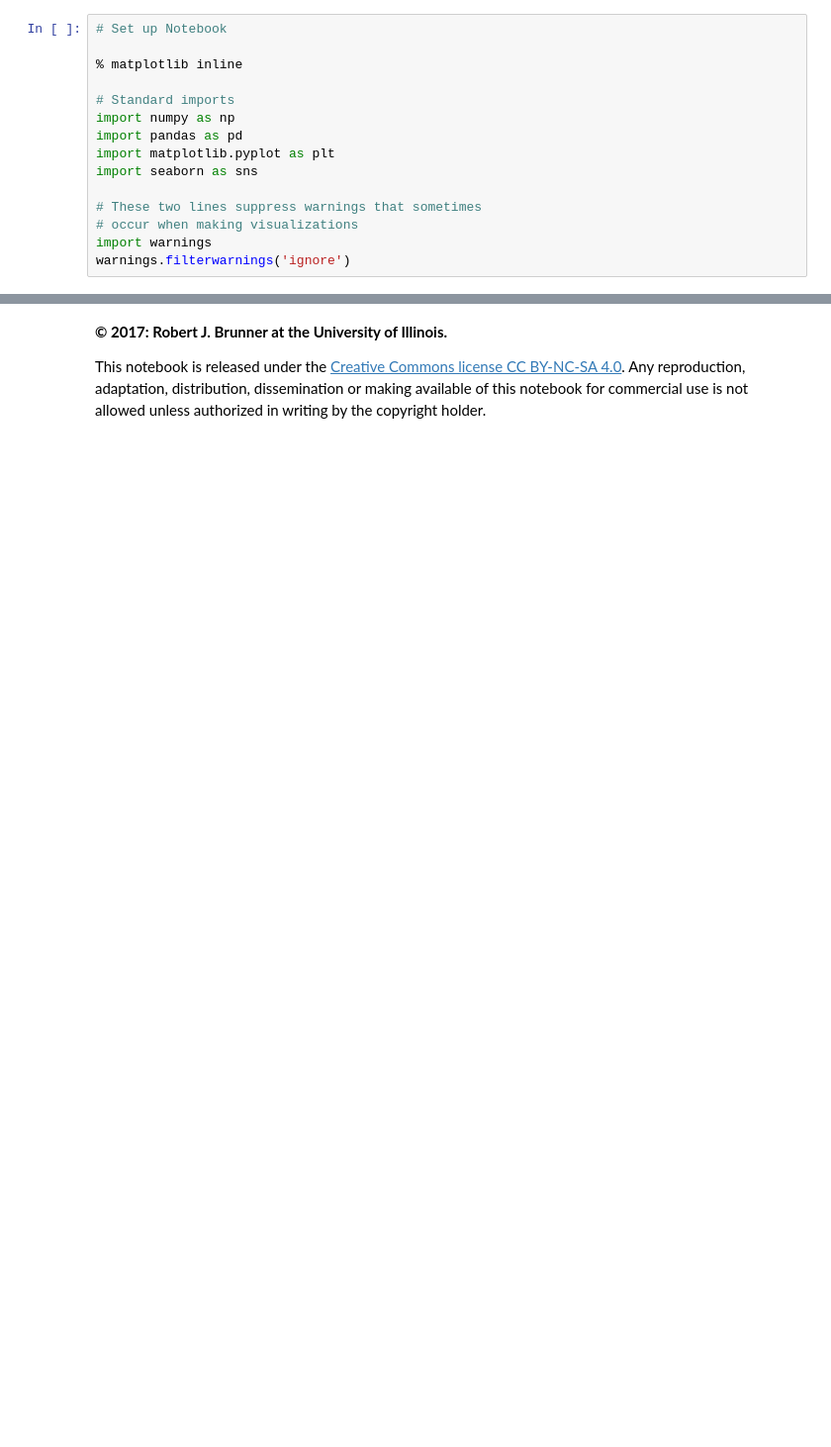
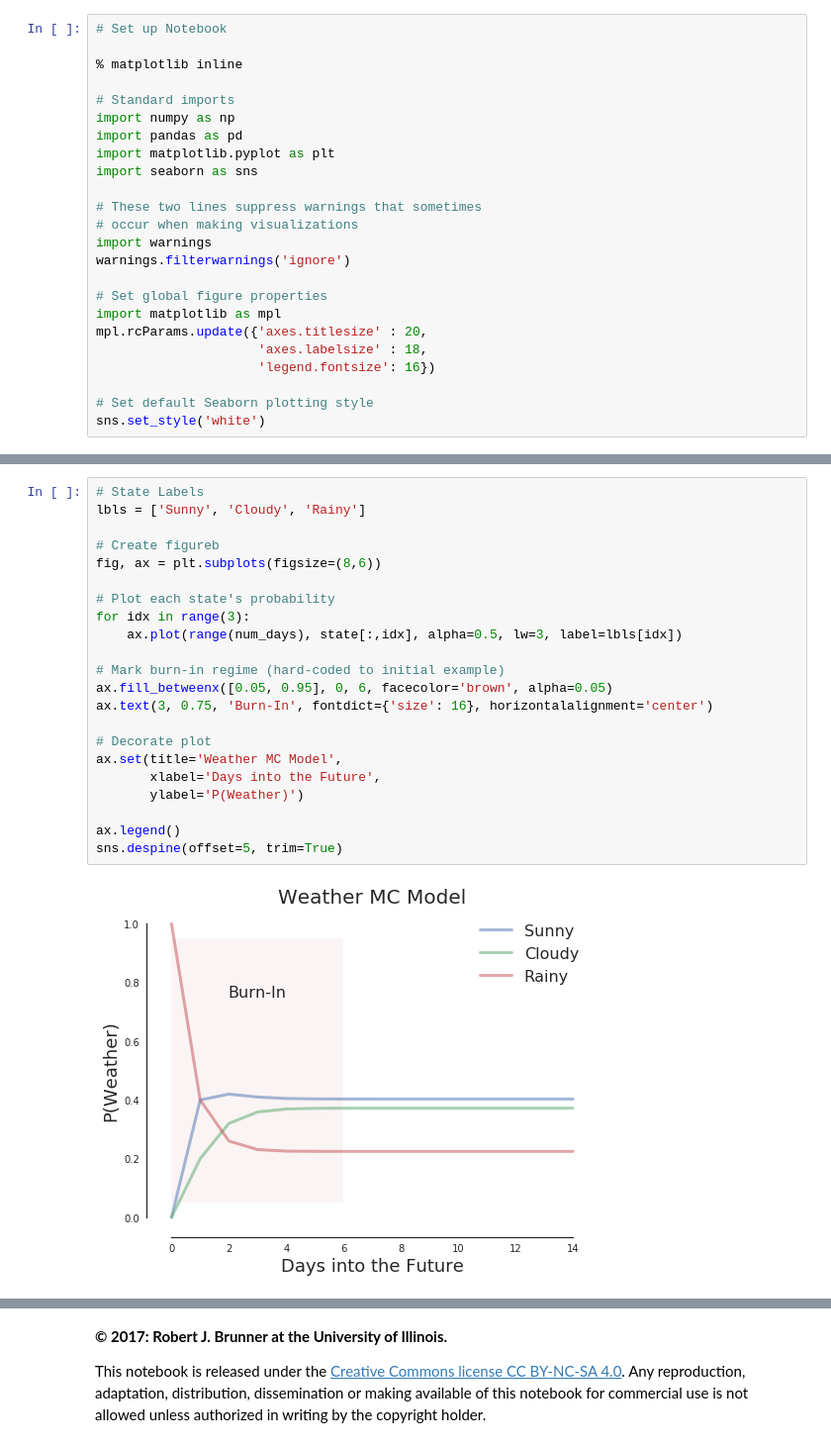
Before and after one commit to liweiweng/accy571-fa17, a Jupyter notebook: Module9/notebooks/intro2mc.ipynb, the cells around one changed output, grey strips where cells are left out. Shown at 99% size. Cells and saved outputs as stored; diff of their text form; blank space fills up the shorter version.

```diff
--- a/Module9/notebooks/intro2mc.ipynb
+++ b/Module9/notebooks/intro2mc.ipynb
@@ -36,3 +36,12 @@ import seaborn as sns
 # occur when making visualizations
 import warnings
 warnings.filterwarnings('ignore')
+
+# Set global figure properties
+import matplotlib as mpl
+mpl.rcParams.update({'axes.titlesize' : 20,
+                     'axes.labelsize' : 18,
+                     'legend.fontsize': 16})
+
+# Set default Seaborn plotting style
+sns.set_style('white')
@@ -49,0 +120,24 @@ A
+# %%
+# State Labels
+lbls = ['Sunny', 'Cloudy', 'Rainy']
+
+# Create figureb
+fig, ax = plt.subplots(figsize=(8,6))
+
+# Plot each state's probability
+for idx in range(3):
+    ax.plot(range(num_days), state[:,idx], alpha=0.5, lw=3, label=lbls[idx])
+
+# Mark burn-in regime (hard-coded to initial example)
+ax.fill_betweenx([0.05, 0.95], 0, 6, facecolor='brown', alpha=0.05)
+ax.text(3, 0.75, 'Burn-In', fontdict={'size': 16}, horizontalalignment='center')
+
+# Decorate plot
+ax.set(title='Weather MC Model',
+       xlabel='Days into the Future',
+       ylabel='P(Weather)')
+
+ax.legend()
+sns.despine(offset=5, trim=True)
+# %% [output]
+[figure, added]
```
Also changed, not shown: parts of 22 cells of this notebook, 7 other files.
